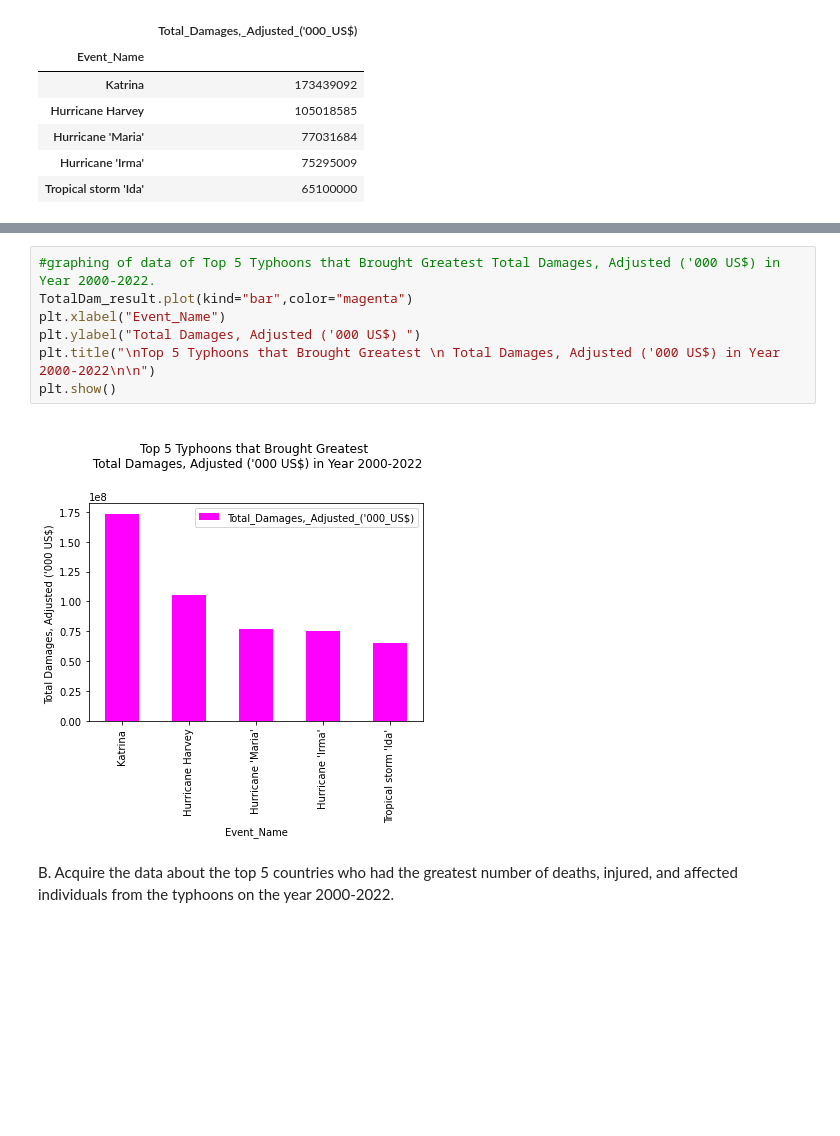
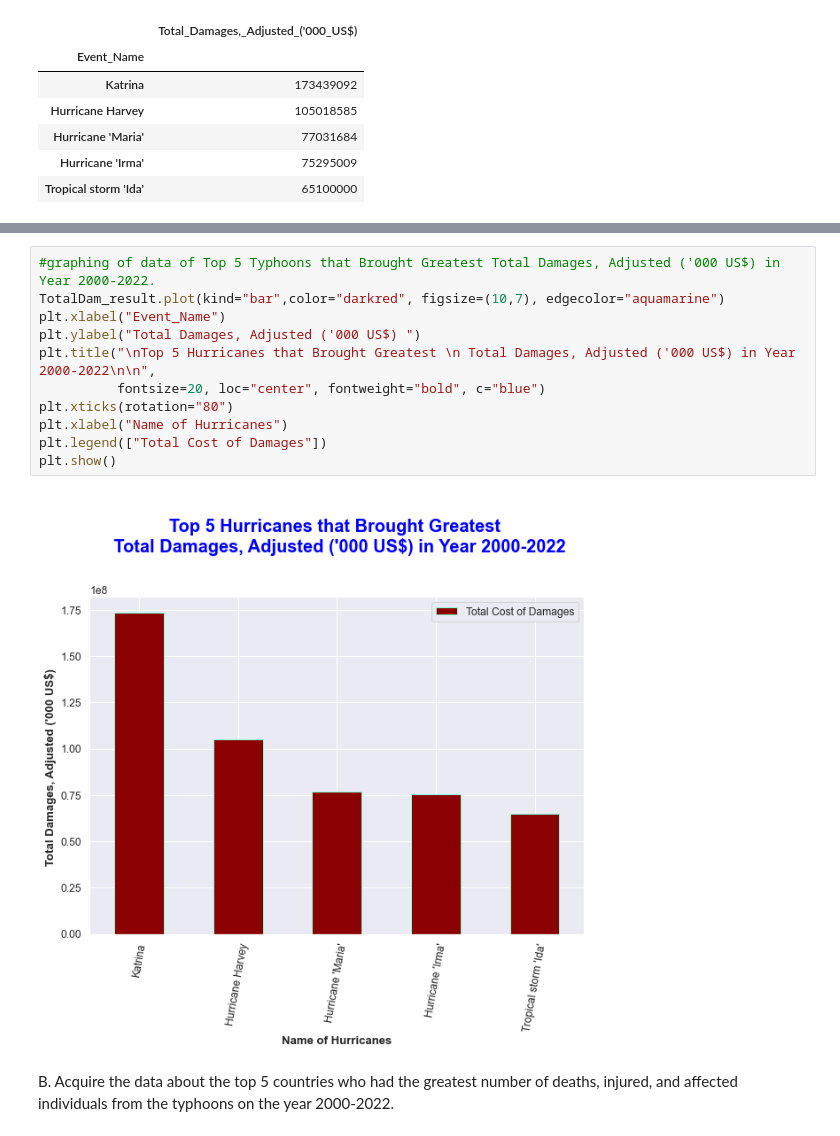
Before and after one commit to GEA960/ITBA-3207_TeamTyphoonAnalysts, a Jupyter notebook: Data Sets Coding Analysis/Data Analysis and Coding for Both Data Sets.ipynb, the cells around one changed output, grey strips where cells are left out. Saved outputs shown, nothing was run; the diff lists cells and outputs as text; blank space fills up the shorter version.

Commit message:
Editing of graph for EMDAT objective A part 2

```diff
--- a/Data Sets Coding Analysis/Data Analysis and Coding for Both Data Sets.ipynb
+++ b/Data Sets Coding Analysis/Data Analysis and Coding for Both Data Sets.ipynb
@@ -777,12 +761,16 @@ plt.show()
 # %%
 #graphing of data of Top 5 Typhoons that Brought Greatest Total Damages, Adjusted ('000 US$) in Year 2000-2022.
-TotalDam_result.plot(kind="bar",color="magenta")
+TotalDam_result.plot(kind="bar",color="darkred", figsize=(10,7), edgecolor="aquamarine")
 plt.xlabel("Event_Name")
 plt.ylabel("Total Damages, Adjusted ('000 US$) ")
-plt.title("\nTop 5 Typhoons that Brought Greatest \n Total Damages, Adjusted ('000 US$) in Year 2000-2022\n\n")
+plt.title("\nTop 5 Hurricanes that Brought Greatest \n Total Damages, Adjusted ('000 US$) in Year 2000-2022\n\n",
+          fontsize=20, loc="center", fontweight="bold", c="blue")
+plt.xticks(rotation="80")
+plt.xlabel("Name of Hurricanes")
+plt.legend(["Total Cost of Damages"])
 plt.show()
 # %% [output]
-[figure, old version]
+[figure, new version]
 # %% [markdown]
 B. Acquire the data about the top 5 countries who had the greatest number of deaths, injured, and affected individuals from the typhoons on the year 2000-2022.
 # %%
```
Also changed, not shown: parts of 10 cells of this notebook.
